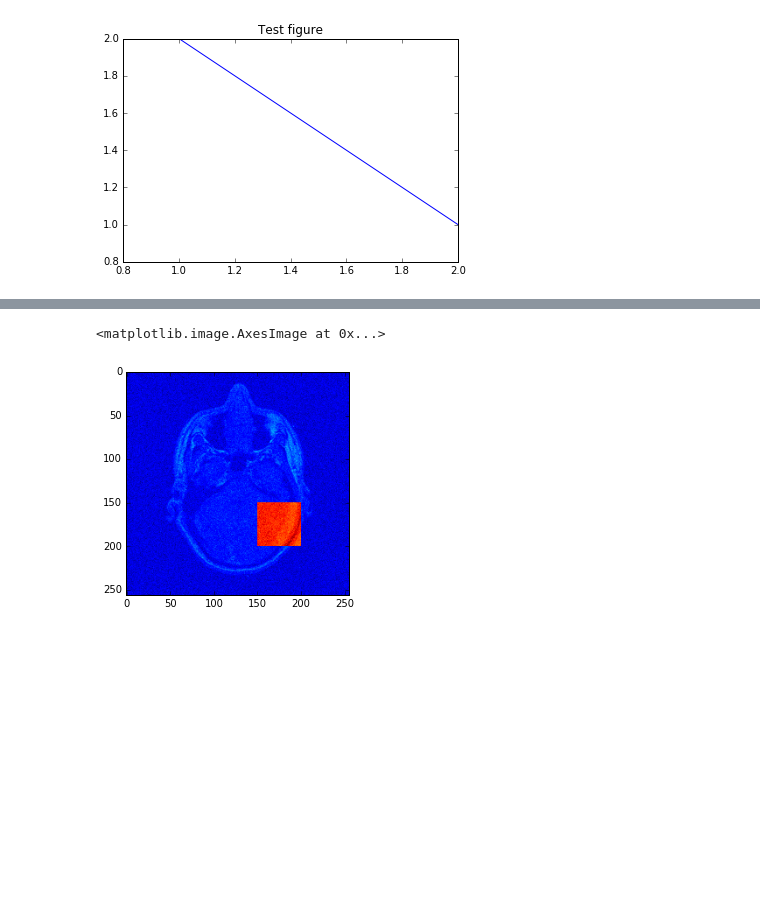
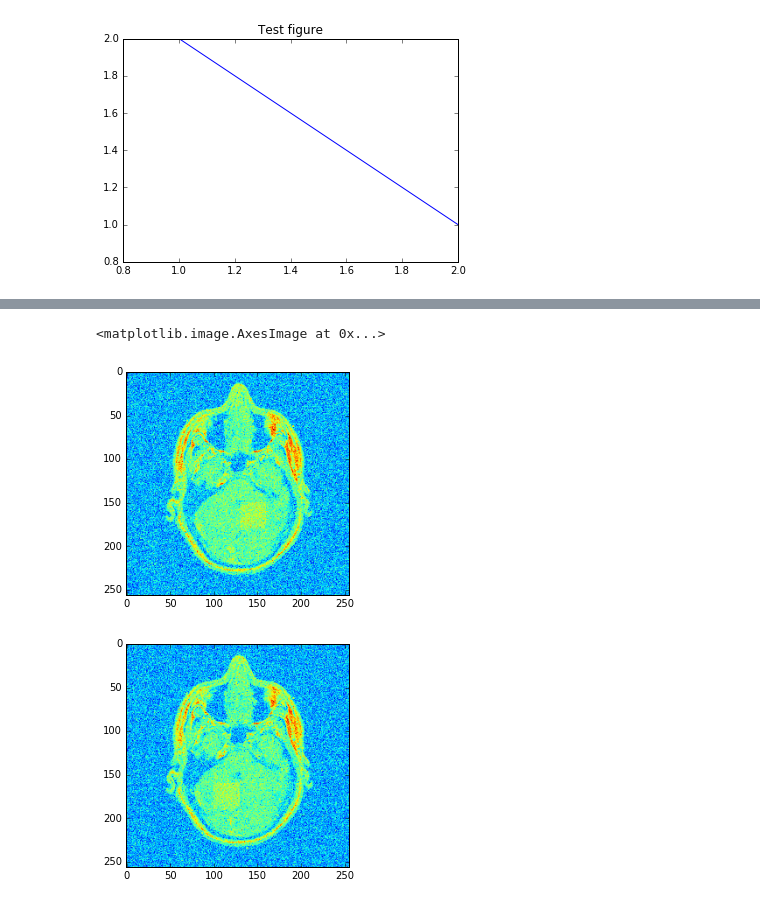
Before and after one commit to olethrosdc/ml-society-science, a Jupyter notebook: src/reproducibility/mri_analysis.ipynb, the cells around one changed output, grey strips where cells are left out. Drawn from its saved outputs; the diff is of its cells as text; code cells hidden in the pictures; blank space fills up the shorter version.

```diff
--- a/src/reproducibility/mri_analysis.ipynb
+++ b/src/reproducibility/mri_analysis.ipynb
@@ -32,9 +33,15 @@ plt.imshow(img + noise)
-# %%
-# OK, let us now use this idea to create two types of images.
-positive_img= img
-positive_img[150:200,150:200] += 0.01
-plt.imshow(positive_img)
-plt.imshow(positive_img + noise)
-# %% [output]
-<matplotlib.image.AxesImage at 0x...>
-[figure, removed]
+# %%
+#OK, let us now use this idea to create two types of images.
+def generate_image(xloc, yloc, signal, noise, src_img):
+    img= src_img.copy() + np.random.normal(size=src_img.shape, scale=noise)
+    img[xloc:xloc+30,yloc:yloc+30] += signal
+    return img
+
+plt.figure(1)
+plt.imshow(generate_image(150, 130, signal=0.1, noise=0.1, src_img=img))
+plt.figure(2)
+plt.imshow(generate_image(160, 100, signal=0.1, noise=0.1, src_img=img))
+# %% [output]
+<matplotlib.image.AxesImage at 0x...>
+[figure, added]
+[figure, added]
```
Also changed, not shown: parts of 5 cells of this notebook.
